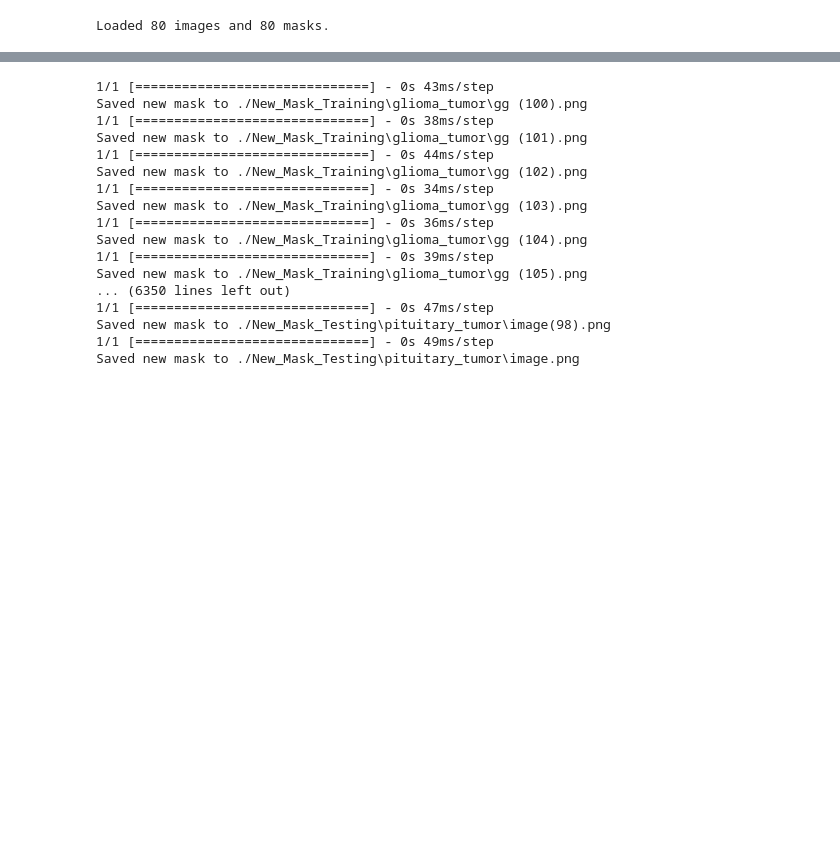
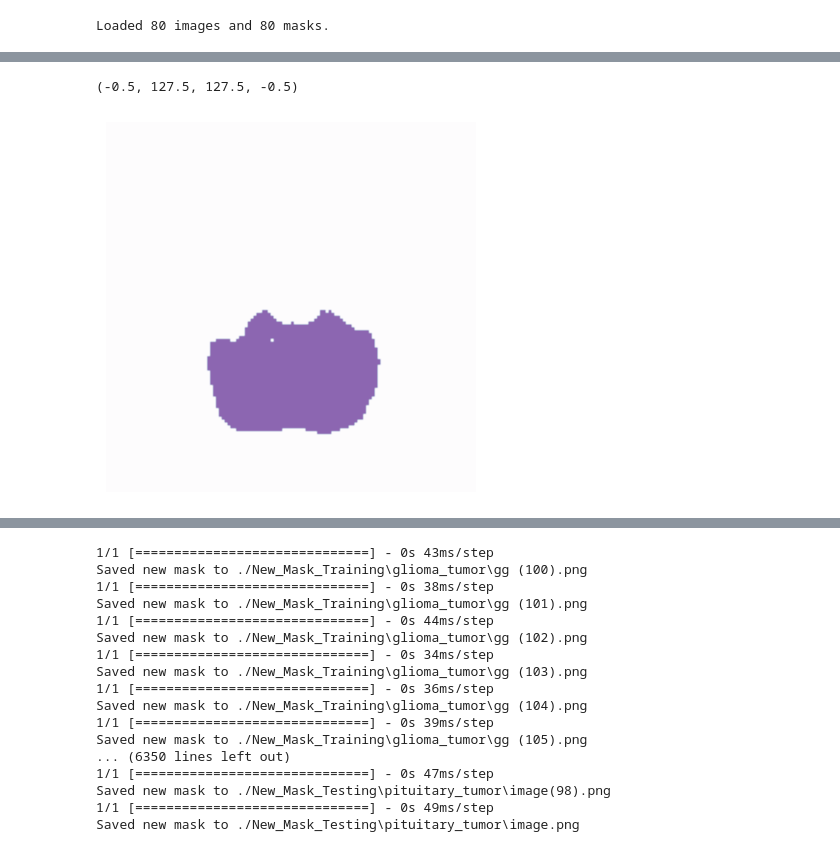
Before and after one commit to addaia/BLOB, a Jupyter notebook: skull_stripping.ipynb, the cells around one changed output, grey strips where cells are left out. Drawn from its saved outputs; the diff is of its cells as text; code cells hidden in the pictures; blank space fills up the shorter version.

```diff
--- a/skull_stripping.ipynb
+++ b/skull_stripping.ipynb
@@ -81,3 +157,34 @@ Error:
+# %%
+# flatten angles to avoid an error
+angles = angles.flatten()
+
+# initialise dictionary to group masks by orientation
+masks_grouped_by_orientation = {0: [], 1: [], 2: [], 3: []}
+
+# group masks by their orientation
+for mask, angle in zip(masks, angles):
+    angle_key = int(angle)
+    masks_grouped_by_orientation[angle_key].append(mask)
+
+# initialise intersection masks
+intersection_masks = {}
+
+for orientation, grouped_masks in masks_grouped_by_orientation.items():
+    if grouped_masks:  # check for masks
+        # use first mask as starting point
+        intersection_mask = grouped_masks[0].astype(np.bool_)
+
+        # perform logical AND
+        for mask in grouped_masks[1:]:  # kip the first mask
+            intersection_mask = np.logical_and(intersection_mask, mask.astype(np.bool_))
+
+        intersection_masks[orientation] = intersection_mask.astype(np.uint8) # convert to binary
+# %%
+plt.imshow(intersection_masks[3], cmap='Purples', alpha=0.6)
+plt.axis('Off')
+# %% [output]
+(-0.5, 127.5, 127.5, -0.5)
+[figure, added]
 # %%
 # defined simple U-NET network
 def unet(input_size=(128, 128, 3)):
```
Also changed, not shown: parts of 5 cells of this notebook.
